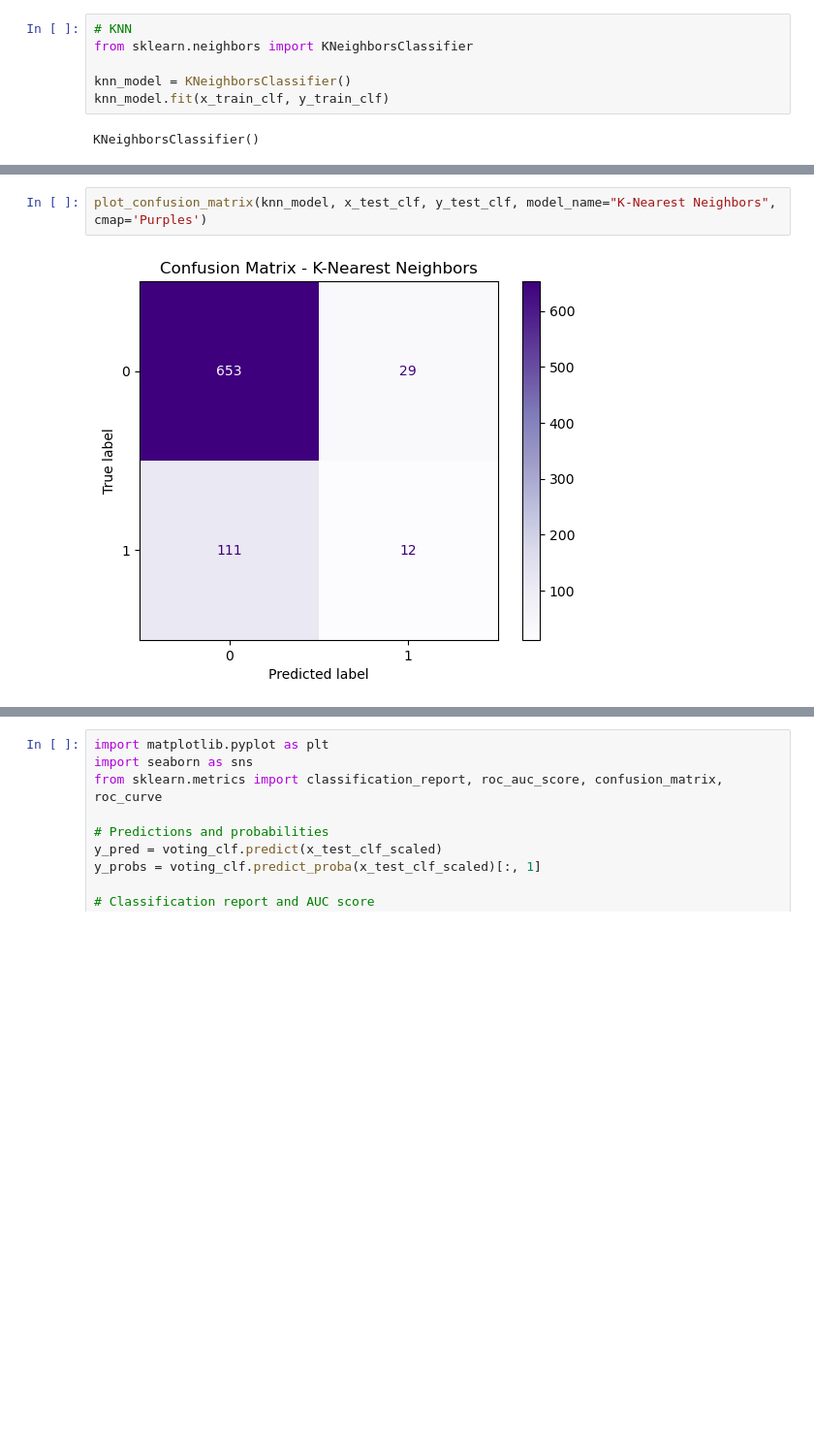
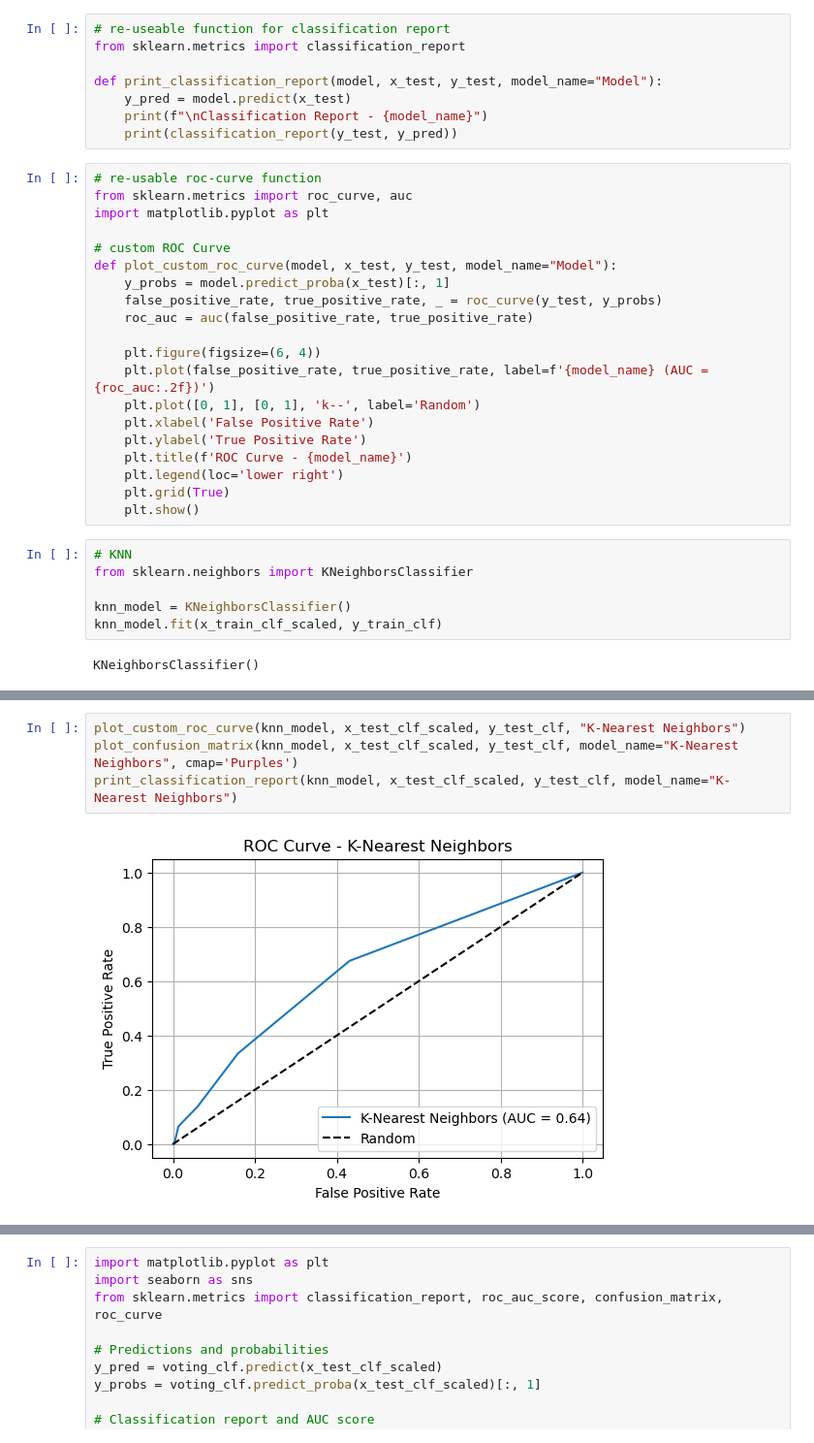
Before and after one commit to yasandu0505/breast-cancer-detection, a Jupyter notebook: Final_Notebook3_20221914_w2052278.ipynb, the cells around one changed output, grey strips where cells are left out. Shown at 97% size. Drawn from its saved outputs; the diff is of its cells as text; blank space fills up the shorter version.

```diff
--- a/Final_Notebook3_20221914_w2052278.ipynb
+++ b/Final_Notebook3_20221914_w2052278.ipynb
@@ -78,11 +77,39 @@ def plot_confusion_matrix(model, x_test, y_test, model_name="Model", cmap='Blues
     disp.plot(cmap=cmap)
     plt.title(f"Confusion Matrix - {model_name}")
     plt.show()
+# %%
+# re-useable function for classification report
+from sklearn.metrics import classification_report
+
+def print_classification_report(model, x_test, y_test, model_name="Model"):
+    y_pred = model.predict(x_test)
+    print(f"\nClassification Report - {model_name}")
+    print(classification_report(y_test, y_pred))
+# %%
+# re-usable roc-curve function
+from sklearn.metrics import roc_curve, auc
+import matplotlib.pyplot as plt
+
+# custom ROC Curve
+def plot_custom_roc_curve(model, x_test, y_test, model_name="Model"):
+    y_probs = model.predict_proba(x_test)[:, 1]
+    false_positive_rate, true_positive_rate, _ = roc_curve(y_test, y_probs)
+    roc_auc = auc(false_positive_rate, true_positive_rate)
+
+    plt.figure(figsize=(6, 4))
+    plt.plot(false_positive_rate, true_positive_rate, label=f'{model_name} (AUC = {roc_auc:.2f})')
+    plt.plot([0, 1], [0, 1], 'k--', label='Random')
+    plt.xlabel('False Positive Rate')
+    plt.ylabel('True Positive Rate')
+    plt.title(f'ROC Curve - {model_name}')
+    plt.legend(loc='lower right')
+    plt.grid(True)
+    plt.show()
 # %%
 # KNN
 from sklearn.neighbors import KNeighborsClassifier
 
 knn_model = KNeighborsClassifier()
-knn_model.fit(x_train_clf, y_train_clf)
+knn_model.fit(x_train_clf_scaled, y_train_clf)
 # %% [output]
 KNeighborsClassifier()
@@ -89,4 +124,6 @@ KNeighborsClassifier()
 # %%
-plot_confusion_matrix(knn_model, x_test_clf, y_test_clf, model_name="K-Nearest Neighbors", cmap='Purples')
+plot_custom_roc_curve(knn_model, x_test_clf_scaled, y_test_clf, "K-Nearest Neighbors")
+plot_confusion_matrix(knn_model, x_test_clf_scaled, y_test_clf, model_name="K-Nearest Neighbors", cmap='Purples')
+print_classification_report(knn_model, x_test_clf_scaled, y_test_clf, model_name="K-Nearest Neighbors")
 # %% [output]
-[figure, old version]
+[figure, new version]
```
Also changed, not shown: parts of 4 cells of this notebook.
